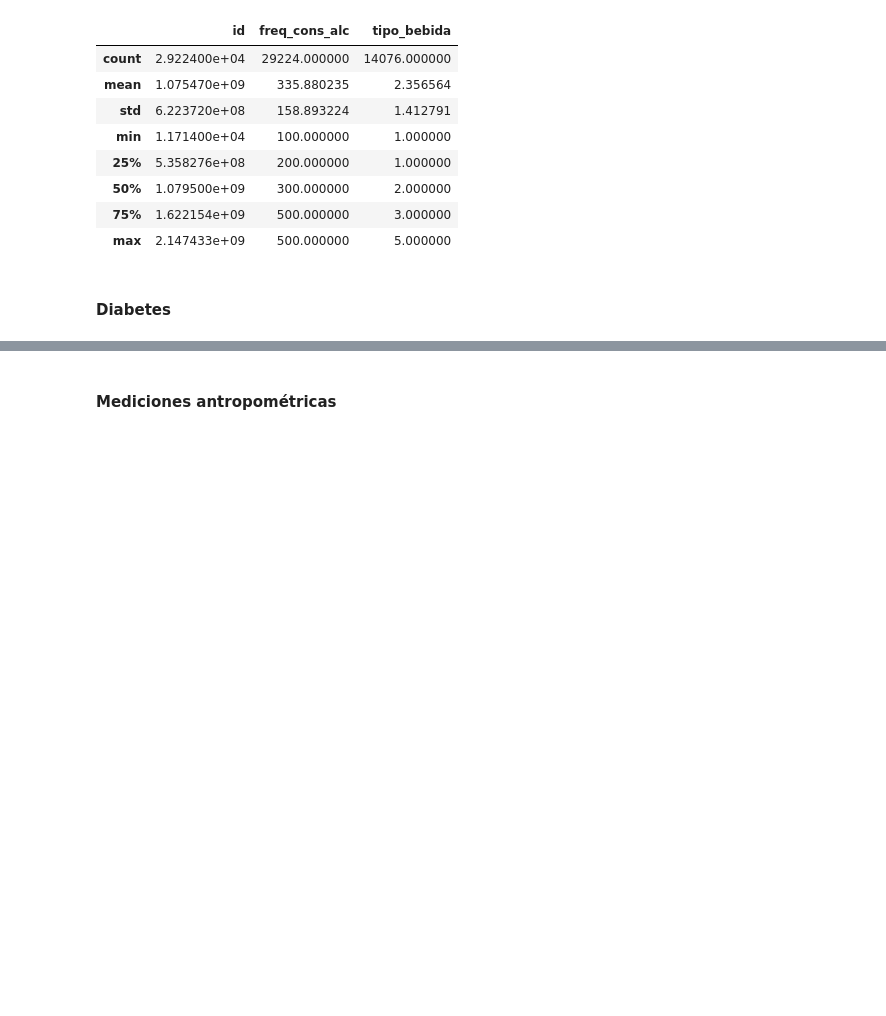
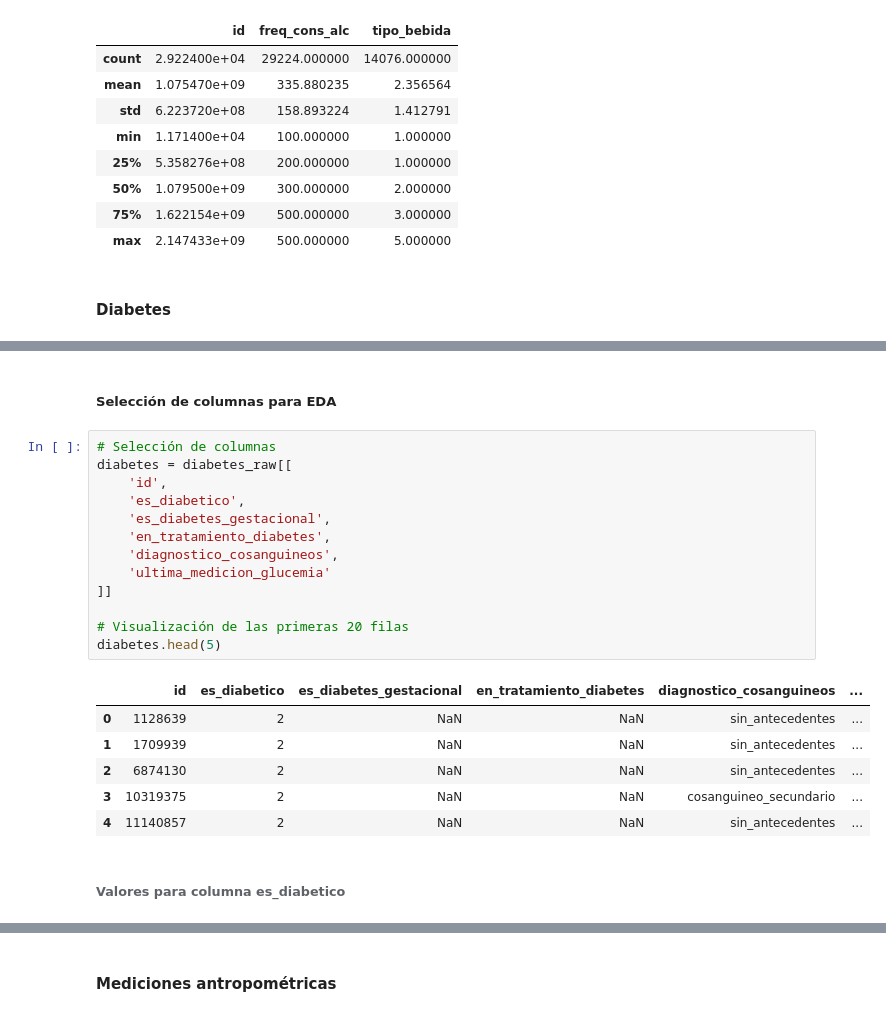
Before and after one commit to Data-Science-YPF/factores_riesgo, a Jupyter notebook: analisisBD.ipynb, the cells around one changed output, grey strips where cells are left out. Drawn from its saved outputs; the diff is of its cells as text; blank space fills up the shorter version.

```diff
--- a/analisisBD.ipynb
+++ b/analisisBD.ipynb
@@ -807,0 +838,24 @@ consumo_alcohol.describe()
+# %% [markdown]
+##### Selección de columnas para EDA
+# %%
+# Selección de columnas
+diabetes = diabetes_raw[[
+    'id',
+    'es_diabetico',
+    'es_diabetes_gestacional',
+    'en_tratamiento_diabetes',
+    'diagnostico_cosanguineos',
+    'ultima_medicion_glucemia'
+]]
+
+# Visualización de las primeras 20 filas
+diabetes.head(5)
+# %% [output]
+|  | id | es_diabetico | es_diabetes_gestacional | en_tratamiento_diabetes | diagnostico_cosanguineos | ... |
+| 0 | 1128639 | 2 | NaN | NaN | sin_antecedentes | ... |
+| 1 | 1709939 | 2 | NaN | NaN | sin_antecedentes | ... |
+| 2 | 6874130 | 2 | NaN | NaN | sin_antecedentes | ... |
+| 3 | 10319375 | 2 | NaN | NaN | cosanguineo_secundario | ... |
+| 4 | 11140857 | 2 | NaN | NaN | sin_antecedentes | ... |
+# %% [markdown]
+###### __Valores para columna es_diabetico__
```
Also changed, not shown: parts of 53 cells of this notebook, 2 other files.
